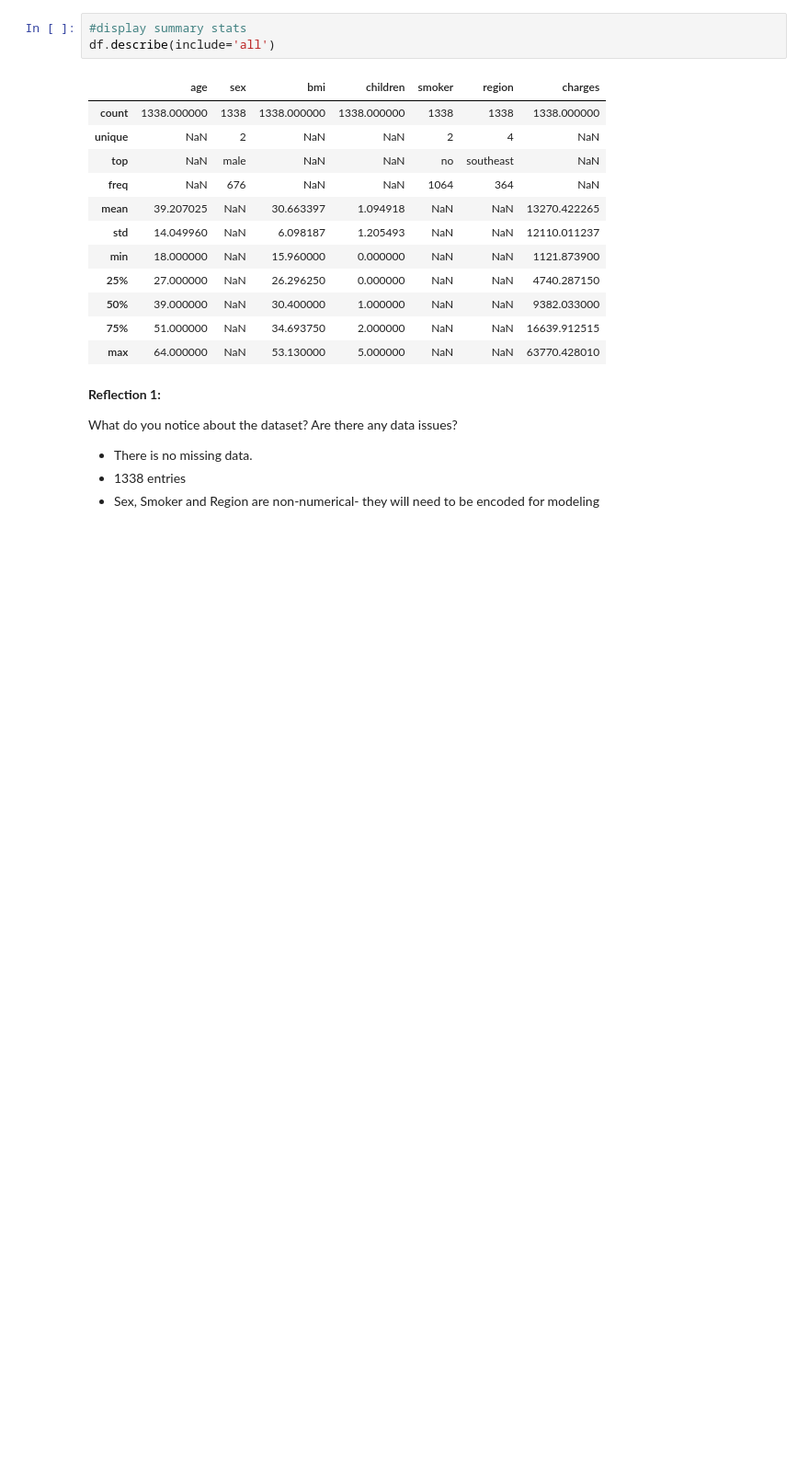
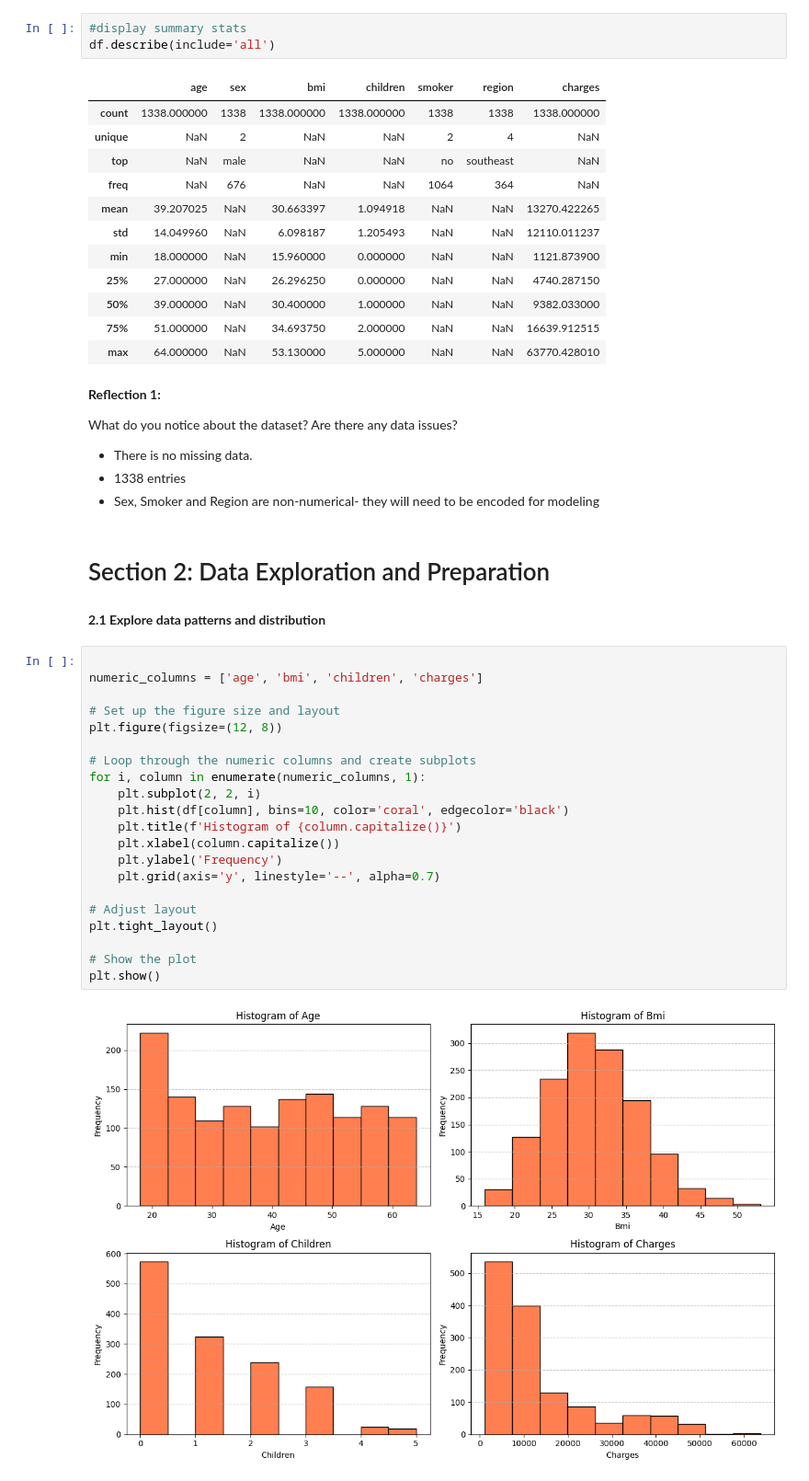
Before and after one commit to mindy0cruz/applied-ml-mcruz, a Jupyter notebook: Final- ml07/regression_mcruz.ipynb, the cells around one changed output. Shown at 92% size. Cells and saved outputs as stored; diff of their text form; blank space fills up the shorter version.

Commit message:
section02

```diff
--- a/Final- ml07/regression_mcruz.ipynb
+++ b/Final- ml07/regression_mcruz.ipynb
@@ -110,3 +111,30 @@ __Reflection 1:__
  - There is no missing data.
  - 1338 entries
  - Sex, Smoker and Region are non-numerical- they will need to be encoded for modeling
+# %% [markdown]
+# Section 2: Data Exploration and Preparation
+# %% [markdown]
+__2.1 Explore data patterns and distribution__
+# %%
+
+numeric_columns = ['age', 'bmi', 'children', 'charges']
+
+# Set up the figure size and layout
+plt.figure(figsize=(12, 8))
+
+# Loop through the numeric columns and create subplots
+for i, column in enumerate(numeric_columns, 1):
+    plt.subplot(2, 2, i)
+    plt.hist(df[column], bins=10, color='coral', edgecolor='black')
+    plt.title(f'Histogram of {column.capitalize()}')
+    plt.xlabel(column.capitalize())
+    plt.ylabel('Frequency')
+    plt.grid(axis='y', linestyle='--', alpha=0.7)
+
+# Adjust layout
+plt.tight_layout()
+
+# Show the plot
+plt.show()
+# %% [output]
+[figure, added]
```
Also changed, not shown: parts of 10 cells of this notebook.
